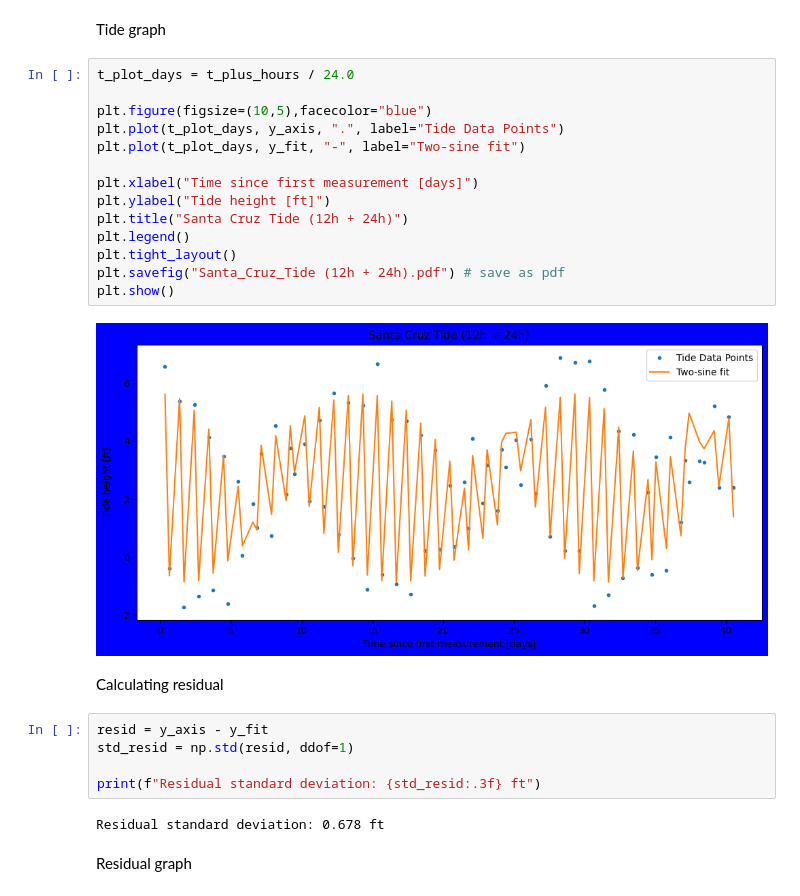
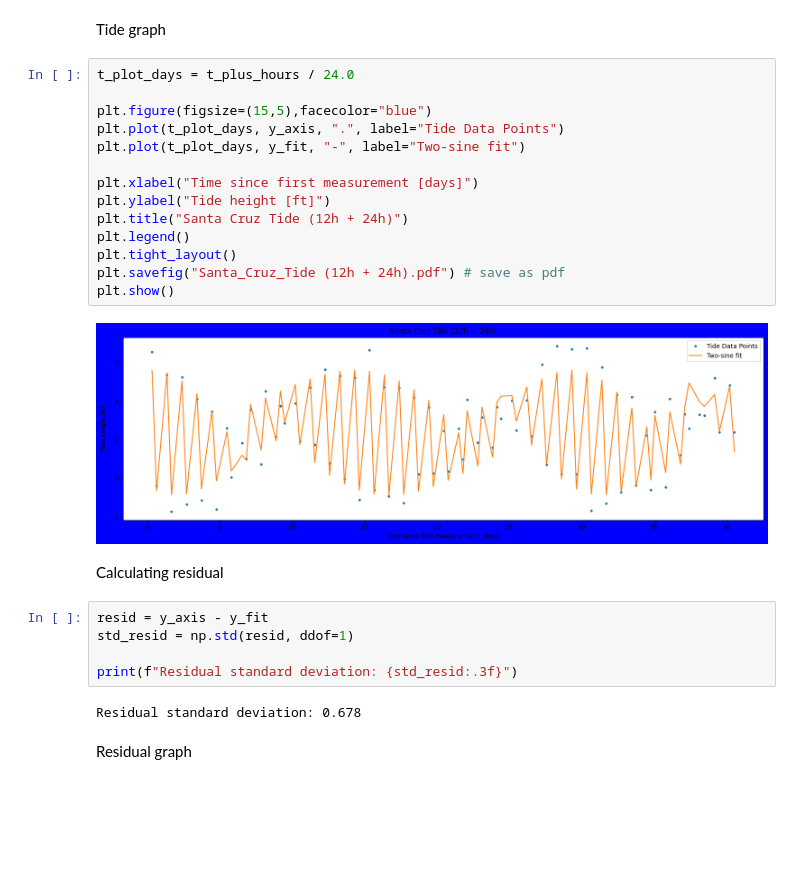
Before and after one commit to PrIceZeng-816/ASTR_19_Project, a Jupyter notebook: group-project-func.ipynb, the cells around one changed output. Saved outputs shown, nothing was run; the diff lists cells and outputs as text; blank space fills up the shorter version.

```diff
--- a/group-project-func.ipynb
+++ b/group-project-func.ipynb
@@ -99,28 +99,28 @@ Tide graph
 # %%
 t_plot_days = t_plus_hours / 24.0
 
-plt.figure(figsize=(10,5),facecolor="blue")
+plt.figure(figsize=(15,5),facecolor="blue")
 plt.plot(t_plot_days, y_axis, ".", label="Tide Data Points")
 plt.plot(t_plot_days, y_fit, "-", label="Two-sine fit")
 
 plt.xlabel("Time since first measurement [days]")
 plt.ylabel("Tide height [ft]")
 plt.title("Santa Cruz Tide (12h + 24h)")
 plt.legend()
 plt.tight_layout()
 plt.savefig("Santa_Cruz_Tide (12h + 24h).pdf") # save as pdf
 plt.show()
 # %% [output]
-[figure, old version]
+[figure, new version]
 # %% [markdown]
 Calculating residual
 # %%
 resid = y_axis - y_fit
 std_resid = np.std(resid, ddof=1)
 
-print(f"Residual standard deviation: {std_resid:.3f} ft")
+print(f"Residual standard deviation: {std_resid:.3f}")
 # %% [output]
-Residual standard deviation: 0.678 ft
+Residual standard deviation: 0.678
 # %% [markdown]
 Residual graph
 # %%
```
Also changed, not shown: parts of 1 cell of this notebook, 2 other files.
